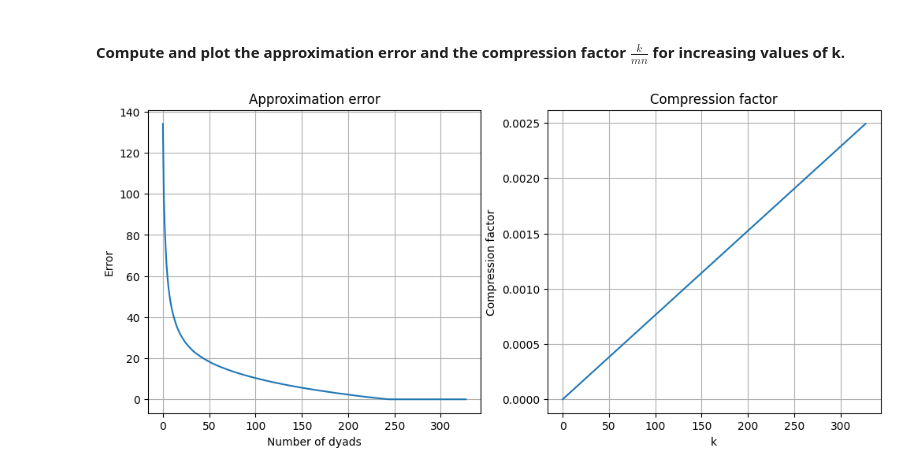
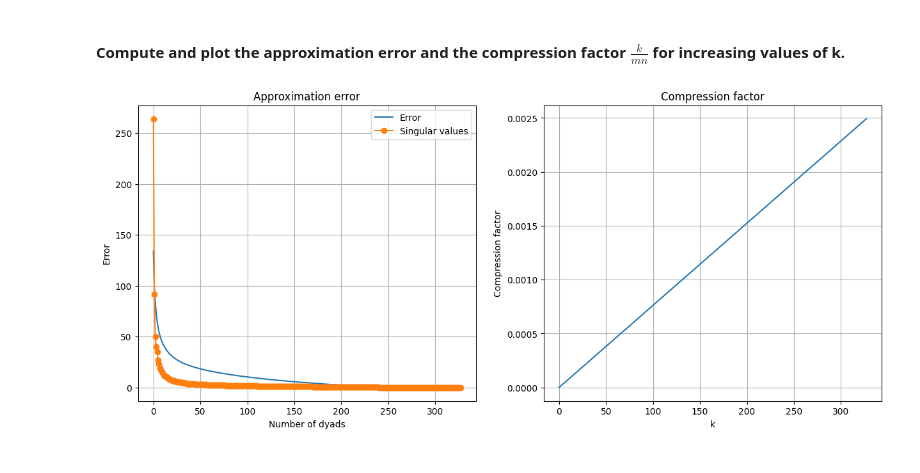
Before and after one commit to ChiaraAngileri/SMM_lab, a Jupyter notebook: Homework2 - no comments.ipynb, the cells around one changed output. Cells and saved outputs as stored; diff of their text form; code cells hidden in the pictures.

```diff
--- a/Homework2 - no comments.ipynb
+++ b/Homework2 - no comments.ipynb
@@ -450,9 +466,11 @@ def calculate_dyad(U, VT, i):
 
     return A_i
 
+plt.figure(figsize=(15, 17))
 for k in range(10):
     A_i = calculate_dyad(U, VT, k)
+    plt.subplot(5, 2, k+1)
+    plt.title(f"k={k}")
     plt.imshow(A_i, cmap='gray')
-    print(f"k: {k}")
-    plt.show()
+plt.show()
 # %% [output]
@@ -490,9 +496,11 @@ def calculate_appr(A_prev, U, S, VT, k):
 
 A_k = np.zeros(img.shape)
 
+plt.figure(figsize=(20, 20))
 for k in range (10):
     A_k = calculate_appr(A_k, U, S, VT, k)
-    print(f"A_{k}")
+    plt.subplot(5, 2, k+1)
+    plt.title(f"Reconstructed image with k = {k}")
     plt.imshow(A_k, cmap='gray')
-    plt.show()
+plt.show()
 # %% [output]
@@ -523,34 +519,34 @@ A_k = np.zeros(img.shape)
 m, n = img.shape
 k = np.arange(0, len(S))
 
 error = []
 compression_factor = []
 
 for i in k:
     A_k = calculate_appr(A_k, U, S, VT, i)
     error.append(approximation_error(img, A_k))
 
     c_f = calculate_compresssion_factor(i, m, n)
     compression_factor.append(c_f)
 
-
-
-plt.figure(figsize=(12, 5))
+plt.figure(figsize=(15, 6))
 
 plt.subplot(1,2,1)
 plt.plot(k, error)
+plt.plot(k, S, '-o')
+plt.legend(['Error', 'Singular values'])
 plt.title("Approximation error")
 plt.xlabel('Number of dyads')
 plt.ylabel('Error')
 plt.grid()
 
 plt.subplot(1, 2, 2)
 plt.plot(k, compression_factor)
 plt.title("Compression factor")
 plt.xlabel('k')
 plt.ylabel('Compression factor')
 plt.grid()
 
 plt.show()
 # %% [output]
-[figure, old version]
+[figure, new version]
```
Also changed, not shown: parts of 8 cells of this notebook, 1 other file.
